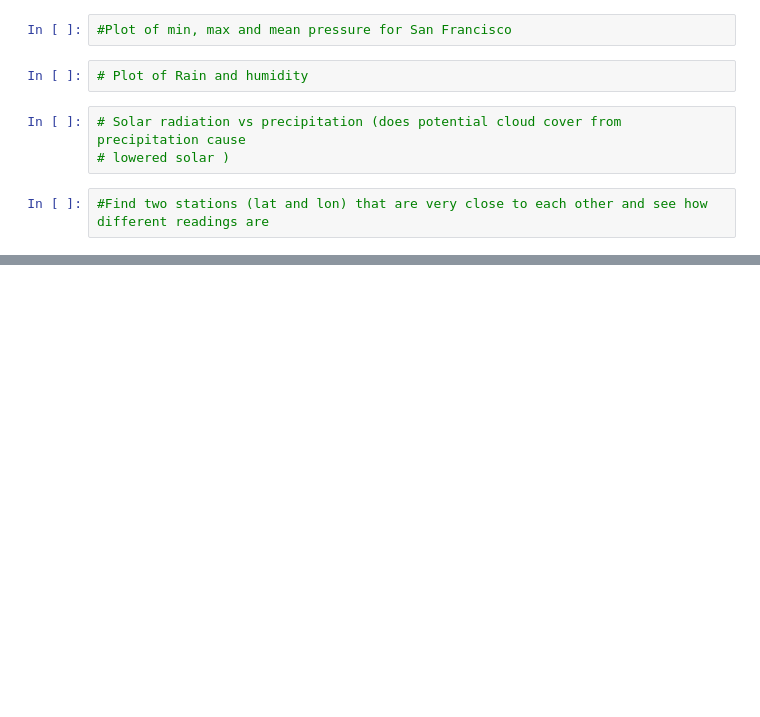
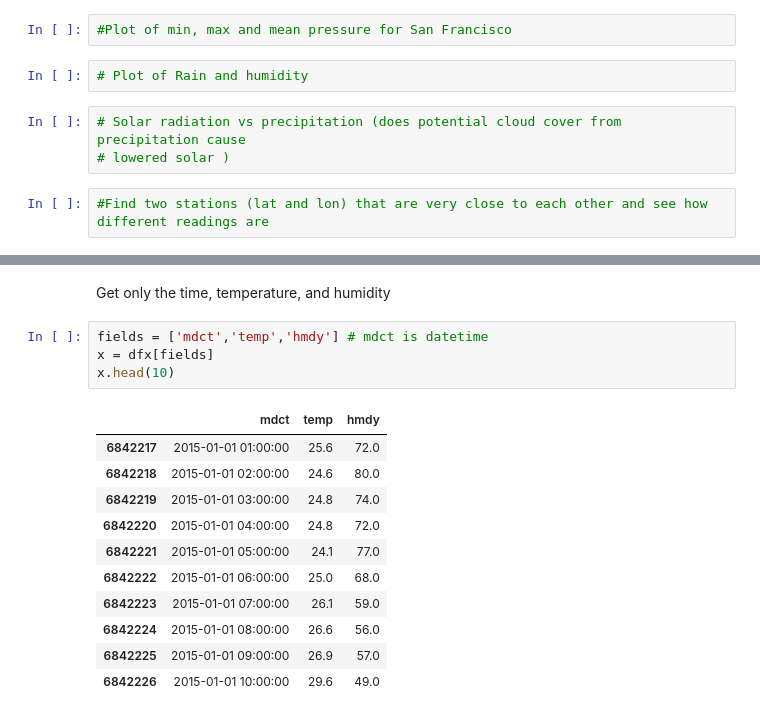
Before and after one commit to sanjayr1/Data_Tools_Brazil_Weather, a Jupyter notebook: Data_exploration.ipynb, the cells around one changed output, grey strips where cells are left out. Cells and saved outputs as stored; diff of their text form; blank space fills up the shorter version.

```diff
--- a/Data_exploration.ipynb
+++ b/Data_exploration.ipynb
@@ -414,0 +429,18 @@ df.elvt.unique()
+# %% [markdown]
+Get only the time, temperature, and humidity
+# %%
+fields = ['mdct','temp','hmdy'] # mdct is datetime
+x = dfx[fields]
+x.head(10)
+# %% [output]
+|  | mdct | temp | hmdy |
+| 6842217 | 2015-01-01 01:00:00 | 25.6 | 72.0 |
+| 6842218 | 2015-01-01 02:00:00 | 24.6 | 80.0 |
+| 6842219 | 2015-01-01 03:00:00 | 24.8 | 74.0 |
+| 6842220 | 2015-01-01 04:00:00 | 24.8 | 72.0 |
+| 6842221 | 2015-01-01 05:00:00 | 24.1 | 77.0 |
+| 6842222 | 2015-01-01 06:00:00 | 25.0 | 68.0 |
+| 6842223 | 2015-01-01 07:00:00 | 26.1 | 59.0 |
+| 6842224 | 2015-01-01 08:00:00 | 26.6 | 56.0 |
+| 6842225 | 2015-01-01 09:00:00 | 26.9 | 57.0 |
+| 6842226 | 2015-01-01 10:00:00 | 29.6 | 49.0 |
```
Also changed, not shown: parts of 2 cells of this notebook.
